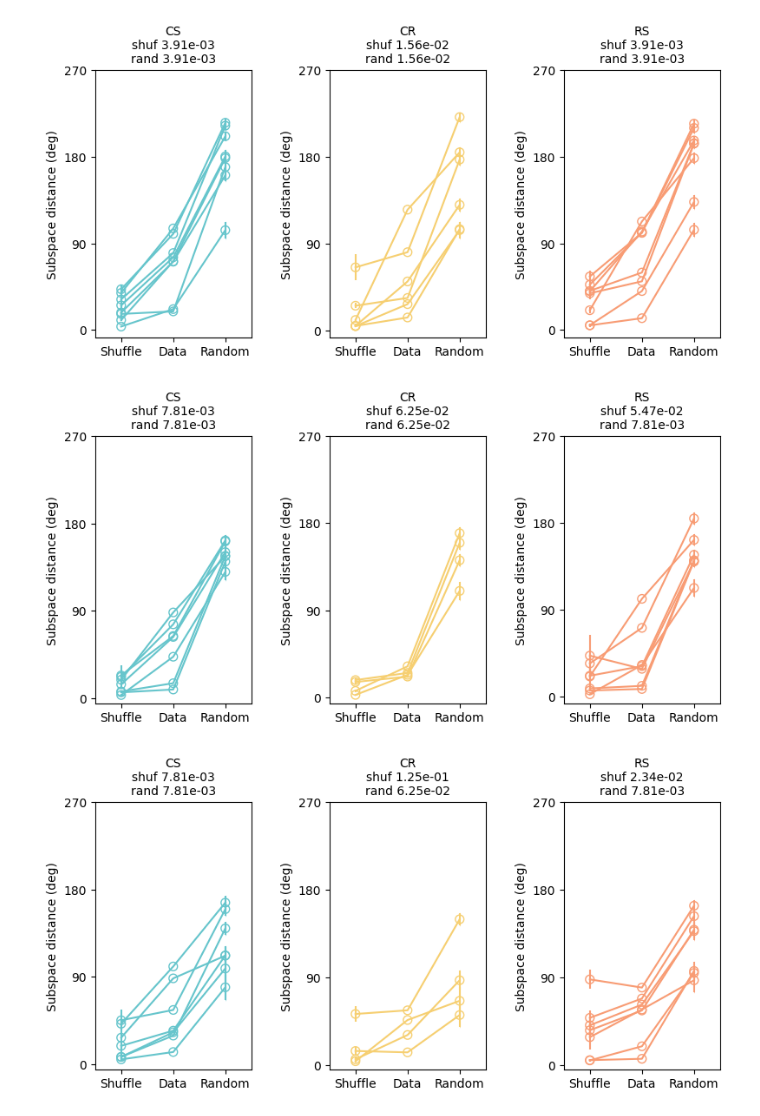
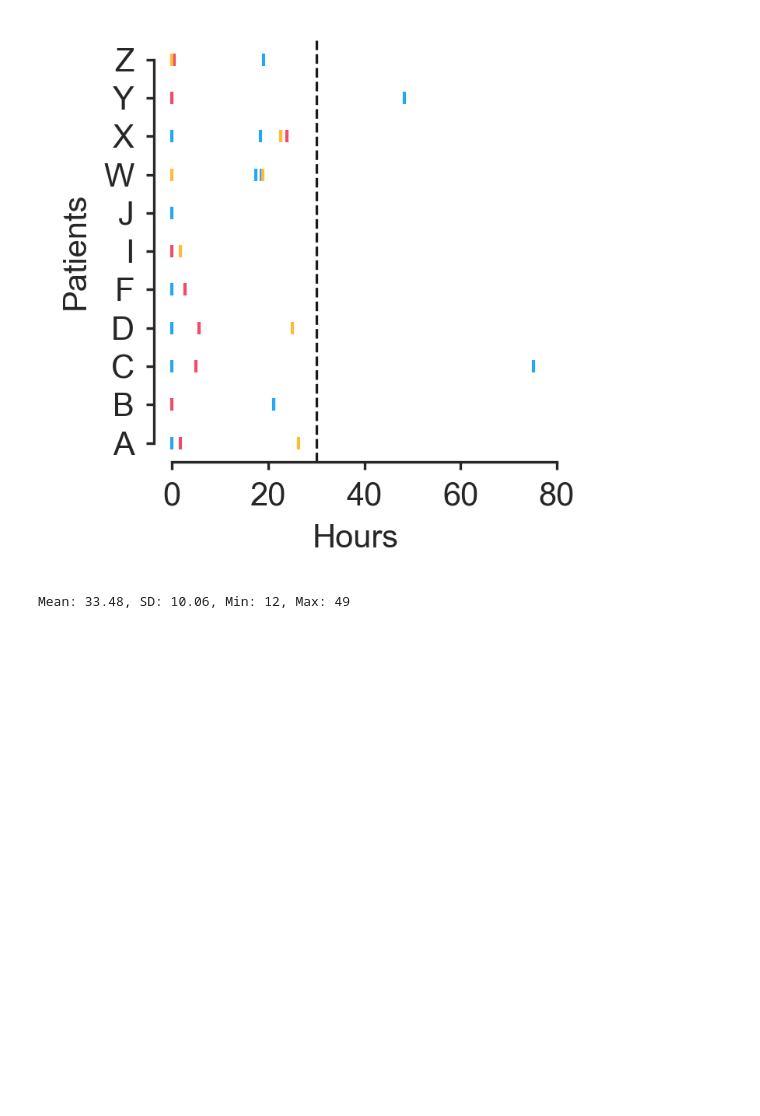
Before and after one commit to Hung-Yun/shared-subspace, a Jupyter notebook: analysis.ipynb, the cells around one changed output. Drawn from its saved outputs; the diff is of its cells as text; code cells hidden in the pictures; blank space fills up the shorter version.

```diff
--- a/analysis.ipynb
+++ b/analysis.ipynb
@@ -1394,24 +0,0 @@ Found 6 analyzable rotations sessions over 6 patients. Found spikes in 6 session
-# %%
-## Figure S6.
-df_pairs = get_paired_df(df_singles)
-df_pairs_both = add_distance_metrics(df_pairs, mode="both", niters_rand=100, niters_shuf=30)
-
-df_pairs = df_pairs[(df_pairs.subj!='Y') & (df_pairs.subj!='Z')]
-if not hasattr(df_pairs.iloc[0].task_1, "FA_acc"):
-    for _, row in df_pairs.iterrows():
-        s1, s2 = row.task_1, row.task_2
-        s1.FA_acc = s1.find_subspace(s1.Y[:, s1.acc_ix], verbose=False)
-        s1.FA_hpc = s1.find_subspace(s1.Y[:, s1.hpc_ix], verbose=False)
-        s2.FA_acc = s2.find_subspace(s2.Y[:, s2.acc_ix], verbose=False)
-        s2.FA_hpc = s2.find_subspace(s2.Y[:, s2.hpc_ix], verbose=False)
-
-df_pairs_hpc = add_distance_metrics(df_pairs, mode="hpc", niters_rand=100, niters_shuf=30)
-df_pairs_acc = add_distance_metrics(df_pairs, mode="acc", niters_rand=30, niters_shuf=30)
-
-plot_geodesic_distance(df_pairs_both, "both", savefig=SAVEFIG)
-plot_geodesic_distance(df_pairs_hpc, "hpc", savefig=SAVEFIG)
-plot_geodesic_distance(df_pairs_acc, "acc", savefig=SAVEFIG)
-# %% [output]
-[figure, removed]
-[figure, removed]
-[figure, removed]
@@ -1417,0 +45,33 @@ plot_geodesic_distance(df_pairs_acc, "acc", savefig=SAVEFIG)
+# %%
+## Time of session relative to first session
+
+
+fig, ax = plt.subplots(figsize=(2.5,2.5), dpi=300)
+for j in range(len(SUBJS)):
+    df_sub = get_single_subj_df(df_all,SUBJS[j])
+    times = df_sub['Datetime']
+    times -= min(times)
+    times = times.dt.total_seconds().to_numpy() / 3600 # To hour
+
+    for i in range(len(times)):
+        ax.scatter(times[i], j, c=TASK_CLR[df_sub.Task.str.lower().iloc[i]], marker='|', s=15)
+ax.set_xlabel('Hours')
+ax.set_ylabel('Patients')
+ax.set_yticks(np.arange(len(SUBJS)))
+ax.set_yticklabels(SUBJS)
+ax.set_xticks(np.arange(0,81,20))
+ax.axvline(30, ls='--', lw=LW, c='k')
+sns.despine(trim=True)
+plt.tight_layout()
+save_dir = os.path.join('plots','general_plots')
+save_plot(filename=f'session_time', save_dir=save_dir, savefig=SAVEFIG)
+plt.show()
+# %% [output]
+[figure, added]
+# %%
+## Print number of units per session
+
+df = df_all.apply(lambda row: len(row.session_class.chosen_chan), axis=1)
+print(f'Mean: {df.mean():.2f}, SD: {df.std():.2f}, Min: {df.min()}, Max: {df.max()}')
+# %% [output]
+Mean: 33.48, SD: 10.06, Min: 12, Max: 49
```
Also changed, not shown: parts of 45 cells of this notebook, 1 other file.
